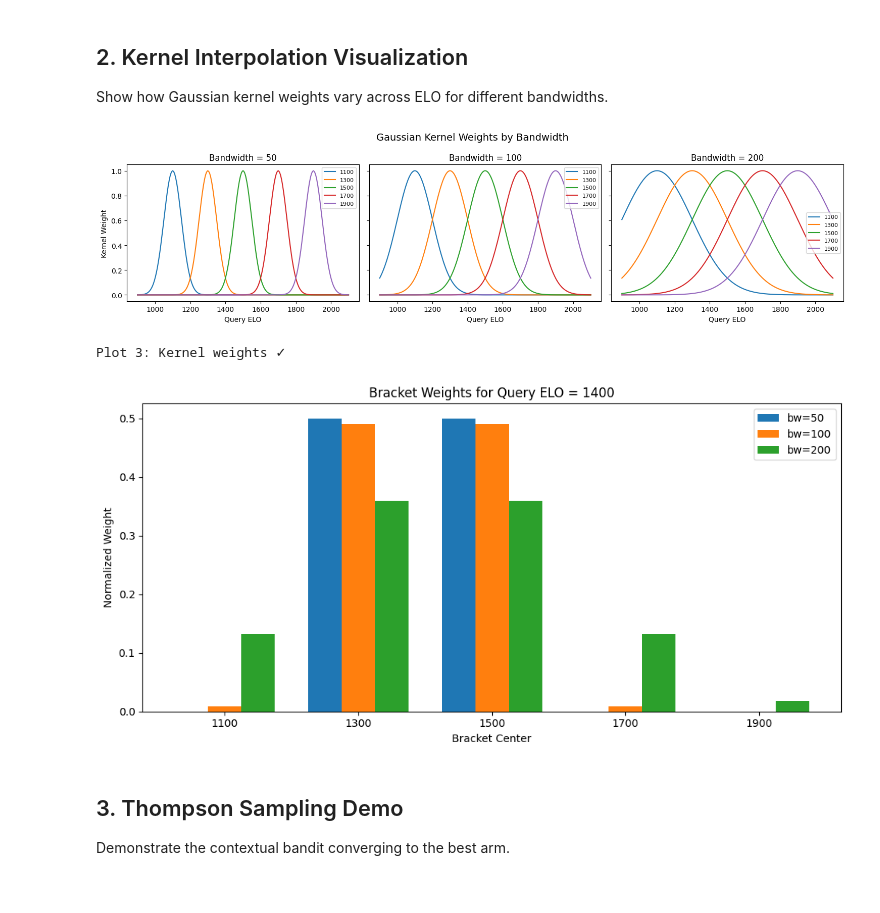
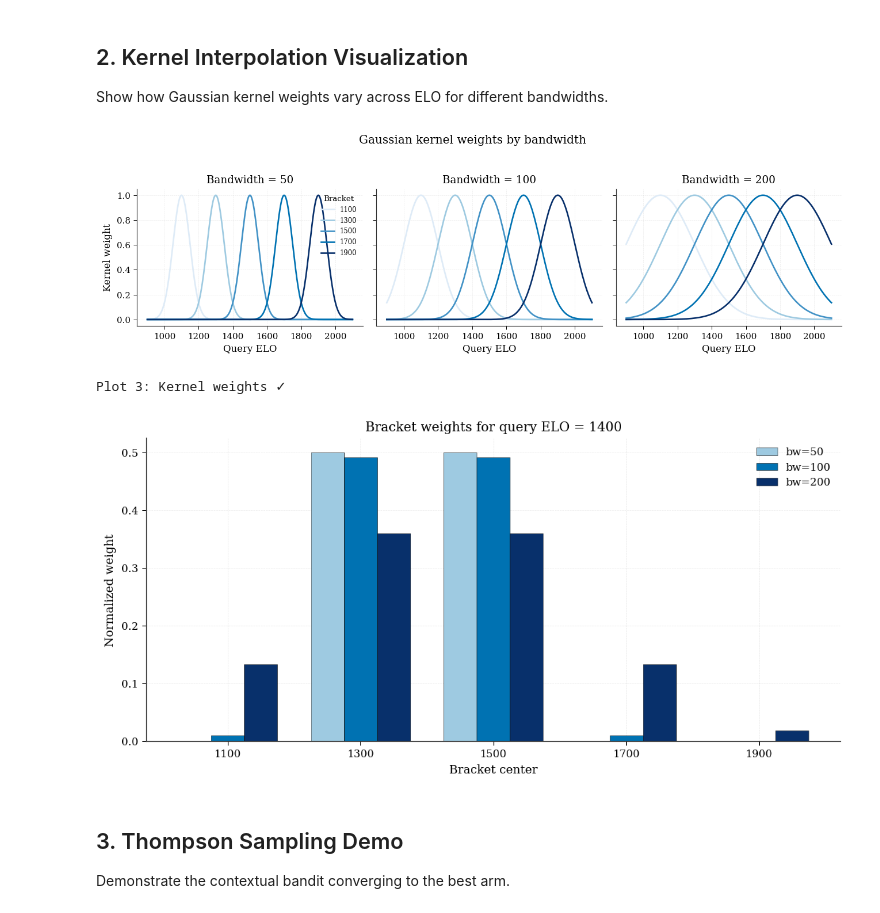
Before and after one commit to yslei1118/sta561_chess_tutor, a Jupyter notebook: chess_tutor/demo/chess_tutor_demo.ipynb, the cells around one changed output. Saved outputs shown, nothing was run; the diff lists cells and outputs as text; code cells hidden in the pictures.

```diff
--- a/chess_tutor/demo/chess_tutor_demo.ipynb
+++ b/chess_tutor/demo/chess_tutor_demo.ipynb
@@ -67,47 +67,54 @@ Show how Gaussian kernel weights vary across ELO for different bandwidths.
 # %%
 from chess_tutor.models.kernel_interpolation import NadarayaWatsonELO
 from chess_tutor.config import ELO_BRACKETS
+from chess_tutor.utils.plot_style import apply_journal_style, bracket_color
+apply_journal_style()
 
-# Plot 1: Kernel weights for different bandwidths
-query_elos = np.linspace(900, 2100, 200)
+query_elos = np.linspace(900, 2100, 300)
 bandwidths = [50, 100, 200]
 
-fig, axes = plt.subplots(1, 3, figsize=(15, 4), sharey=True)
+fig, axes = plt.subplots(1, 3, figsize=(11, 3.2), sharey=True)
 for ax, bw in zip(axes, bandwidths):
     nw = NadarayaWatsonELO(bandwidth=bw)
     for center in ELO_BRACKETS:
         weights = [nw.kernel(q, center) for q in query_elos]
-        ax.plot(query_elos, weights, label=f'{center}')
+        ax.plot(query_elos, weights, label=f'{center}', color=bracket_color(center))
     ax.set_title(f'Bandwidth = {bw}')
     ax.set_xlabel('Query ELO')
-    ax.legend(fontsize=8)
-axes[0].set_ylabel('Kernel Weight')
-fig.suptitle('Gaussian Kernel Weights by Bandwidth', fontsize=14)
+axes[0].set_ylabel('Kernel weight')
+axes[0].legend(title='Bracket', loc='upper right', fontsize=7, title_fontsize=8)
+fig.suptitle('Gaussian kernel weights by bandwidth', y=1.04, fontsize=12)
 plt.tight_layout()
-plt.savefig('../../results/plots/kernel_weights.png', dpi=150, bbox_inches='tight')
+plt.savefig('../../results/plots/kernel_weights.png')
 plt.show()
 print('Plot 3: Kernel weights ✓')
 # %% [output]
-[figure, old version]
+[figure, new version]
 Plot 3: Kernel weights ✓
 # %%
+from chess_tutor.utils.plot_style import BLUE_LIGHT, BLUE, BLUE_DARK
+
 # Plot: Normalized kernel weights (probability distribution)
-fig, ax = plt.subplots(figsize=(10, 5))
-for bw in [50, 100, 200]:
+bw_palette = {50: BLUE_LIGHT, 100: BLUE, 200: BLUE_DARK}
+bandwidths = [50, 100, 200]
+
+fig, ax = plt.subplots(figsize=(9, 4.5))
+width = 0.25
+for i, bw in enumerate(bandwidths):
     nw = NadarayaWatsonELO(bandwidth=bw)
     weights_1400 = nw.kernel_weights(1400, ELO_BRACKETS)
-    ax.bar(np.arange(len(ELO_BRACKETS)) + bandwidths.index(bw) * 0.25,
-           weights_1400, 0.25, label=f'bw={bw}')
-ax.set_xticks(np.arange(len(ELO_BRACKETS)) + 0.25)
+    ax.bar(np.arange(len(ELO_BRACKETS)) + i * width, weights_1400, width,
+           label=f'bw={bw}', color=bw_palette[bw], edgecolor='black', linewidth=0.3)
+ax.set_xticks(np.arange(len(ELO_BRACKETS)) + width)
 ax.set_xticklabels(ELO_BRACKETS)
-ax.set_xlabel('Bracket Center')
-ax.set_ylabel('Normalized Weight')
-ax.set_title('Bracket Weights for Query ELO = 1400')
+ax.set_xlabel('Bracket center')
+ax.set_ylabel('Normalized weight')
+ax.set_title('Bracket weights for query ELO = 1400')
 ax.legend()
 plt.tight_layout()
 plt.show()
 # %% [output]
-[figure, old version]
+[figure, new version]
 # %% [markdown]
 ## 3. Thompson Sampling Demo
 Demonstrate the contextual bandit converging to the best arm.
```
Also changed, not shown: parts of 11 cells of this notebook.
